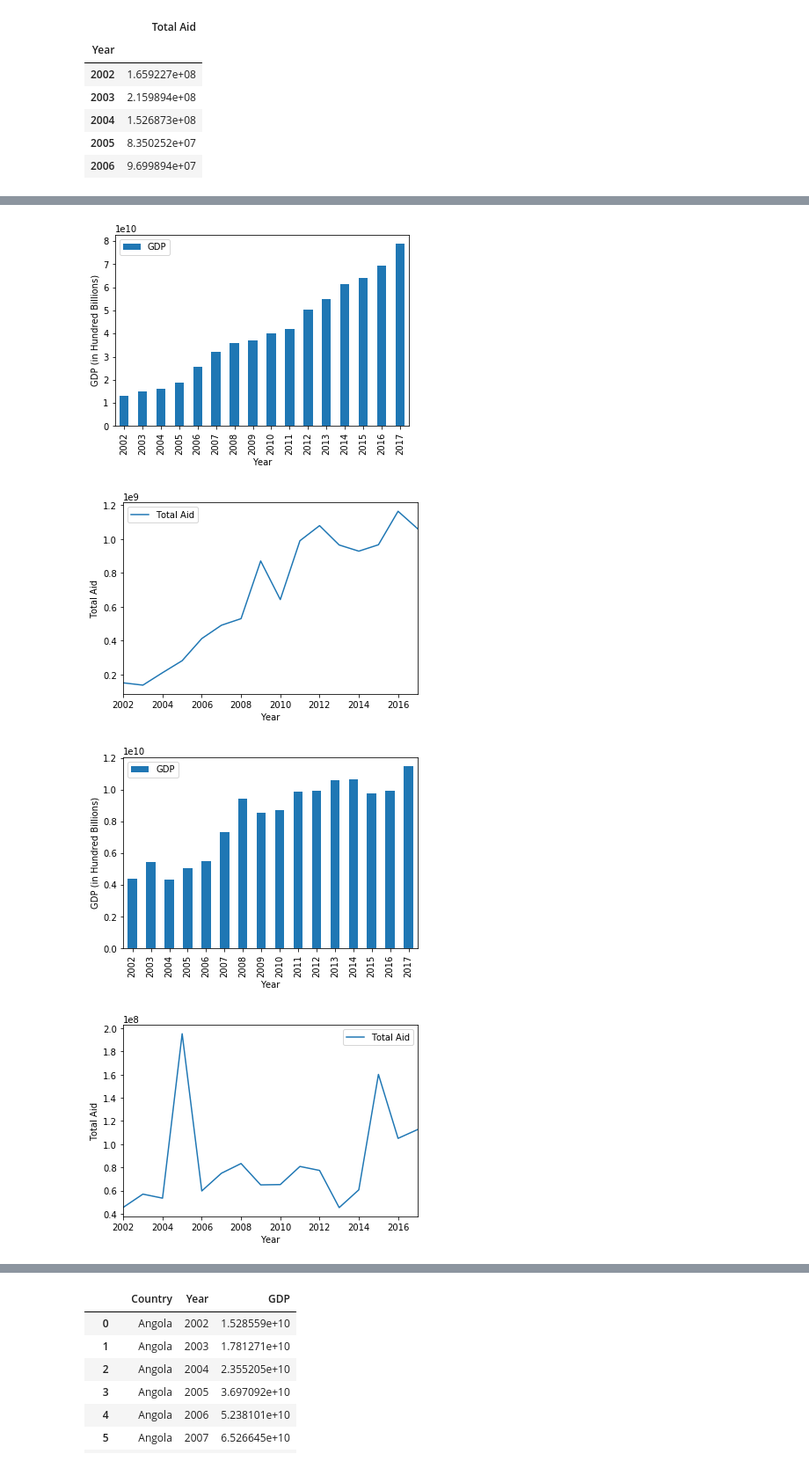
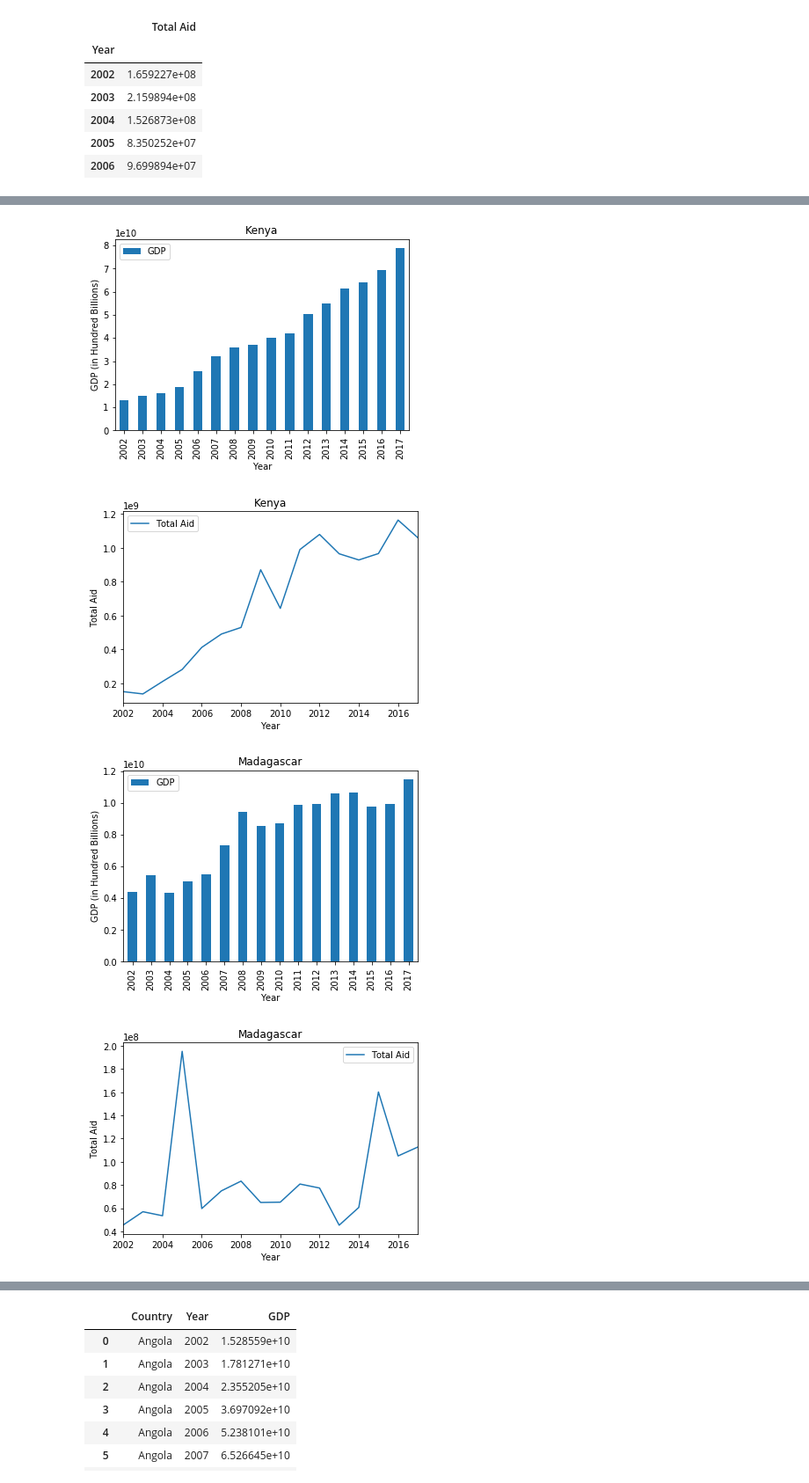
Before and after one commit to juliasweet/Project_1, a Jupyter notebook: GDP and Subsaharan Africa.ipynb, the cells around one changed output, grey strips where cells are left out. Shown at 88% size. Drawn from its saved outputs; the diff is of its cells as text; code cells hidden in the pictures.

```diff
--- a/GDP and Subsaharan Africa.ipynb
+++ b/GDP and Subsaharan Africa.ipynb
@@ -339,26 +345,28 @@ plt.show()
 Kenya_chart =Kenya_Country_plot_df.plot(kind='bar')
 Kenya_chart.set_xlabel("Year")
 Kenya_chart.set_ylabel("GDP (in Hundred Billions)")
+plt.title("Kenya")
 Kenya_Aid_chart=Kenya_Aid_plot.plot.line()
 Kenya_Aid_chart.set_xlabel("Year")
 Kenya_Aid_chart.set_ylabel("Total Aid")
-
+plt.title("Kenya")
 plt.show()
 # %% [output]
-[figure, old version]
+[figure, new version]
-[figure, old version]
+[figure, new version]
 # %%
 Madagascar_chart =Madagascar_Country_plot_df.plot(kind='bar')
 Madagascar_chart.set_xlabel("Year")
 Madagascar_chart.set_ylabel("GDP (in Hundred Billions)")
+plt.title("Madagascar")
 Madagascar_Aid_chart=Madagascar_Aid_plot.plot.line()
 Madagascar_Aid_chart.set_xlabel("Year")
 Madagascar_Aid_chart.set_ylabel("Total Aid")
-
+plt.title("Madagascar")
 plt.show()
 # %% [output]
-[figure, old version]
+[figure, new version]
-[figure, old version]
+[figure, new version]
 # %%
 Mali_chart =Mali_Country_plot_df.plot(kind='bar')
 Mali_chart.set_xlabel("Year")
```
Also changed, not shown: parts of 17 cells of this notebook.
